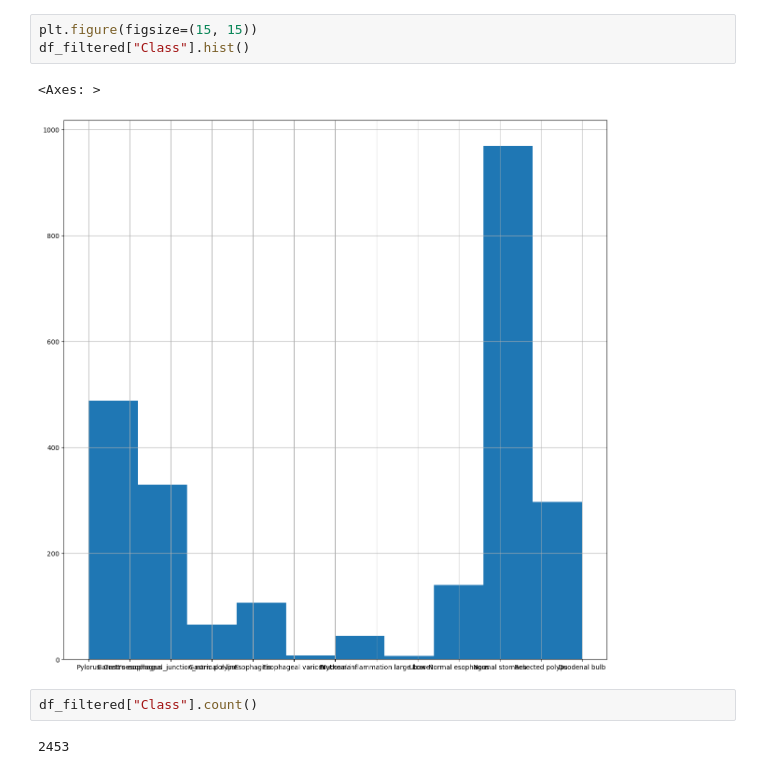
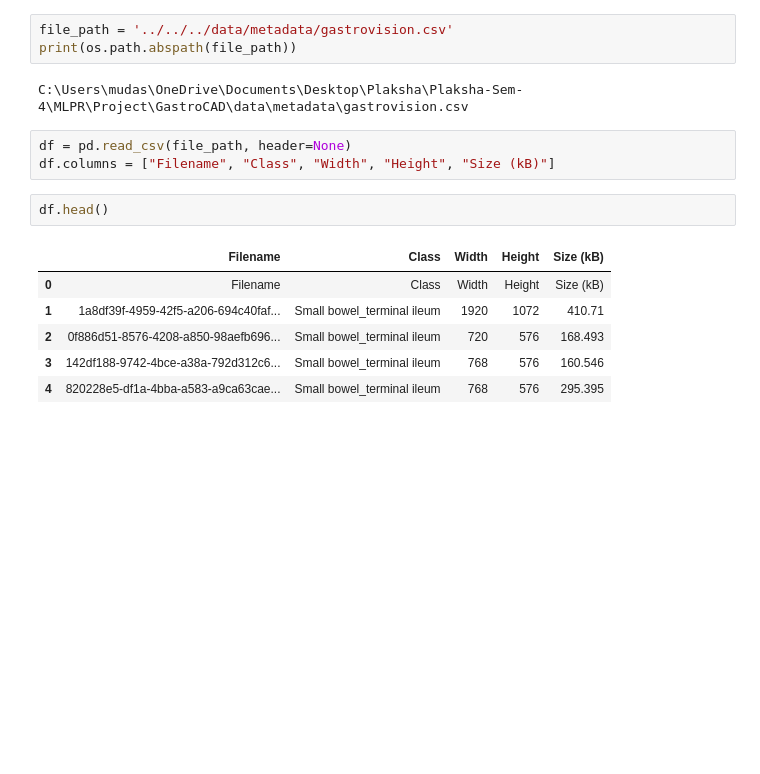
Before and after one commit to MudasirRasheed1/GastroCAD, a Jupyter notebook: src/preprocessing/gastrovision/Gastrovision.ipynb, the cells around one changed output. Saved outputs shown, nothing was run; the diff lists cells and outputs as text; blank space fills up the shorter version.

```diff
--- a/src/preprocessing/gastrovision/Gastrovision.ipynb
+++ b/src/preprocessing/gastrovision/Gastrovision.ipynb
@@ -20,10 +4,17 @@ disease_classes = [
-# %%
-plt.figure(figsize=(15, 15))
-df_filtered["Class"].hist()
-# %% [output]
-<Axes: >
-[figure, removed]
-# %%
-df_filtered["Class"].count()
-# %% [output]
-2453
+# %%
+file_path = '../../../data/metadata/gastrovision.csv'
+print(os.path.abspath(file_path))
+# %% [output]
+C:\Users\mudas\OneDrive\Documents\Desktop\Plaksha\Plaksha-Sem-4\MLPR\Project\GastroCAD\data\metadata\gastrovision.csv
+# %%
+df = pd.read_csv(file_path, header=None)
+df.columns = ["Filename", "Class", "Width", "Height", "Size (kB)"]
+# %%
+df.head()
+# %% [output]
+|  | Filename | Class | Width | Height | Size (kB) |
+| 0 | Filename | Class | Width | Height | Size (kB) |
+| 1 | 1a8df39f-4959-42f5-a206-694c40faf... | Small bowel_terminal ileum | 1920 | 1072 | 410.71 |
+| 2 | 0f886d51-8576-4208-a850-98aefb696... | Small bowel_terminal ileum | 720 | 576 | 168.493 |
+| 3 | 142df188-9742-4bce-a38a-792d312c6... | Small bowel_terminal ileum | 768 | 576 | 160.546 |
+| 4 | 820228e5-df1a-4bba-a583-a9ca63cae... | Small bowel_terminal ileum | 768 | 576 | 295.395 |
```
Also changed, not shown: parts of 14 cells of this notebook, 5 other files.
